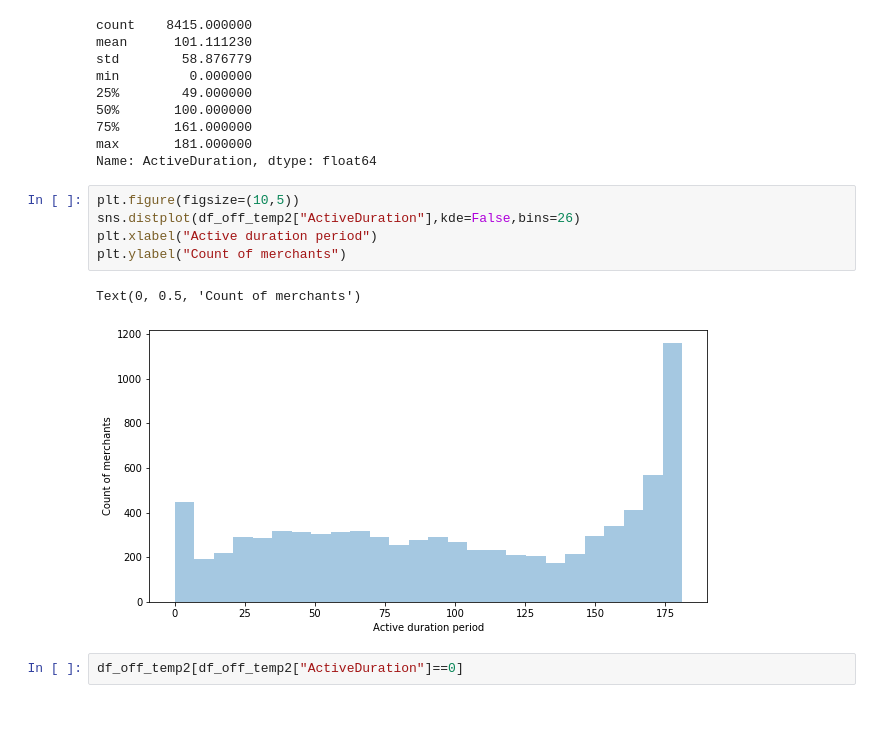
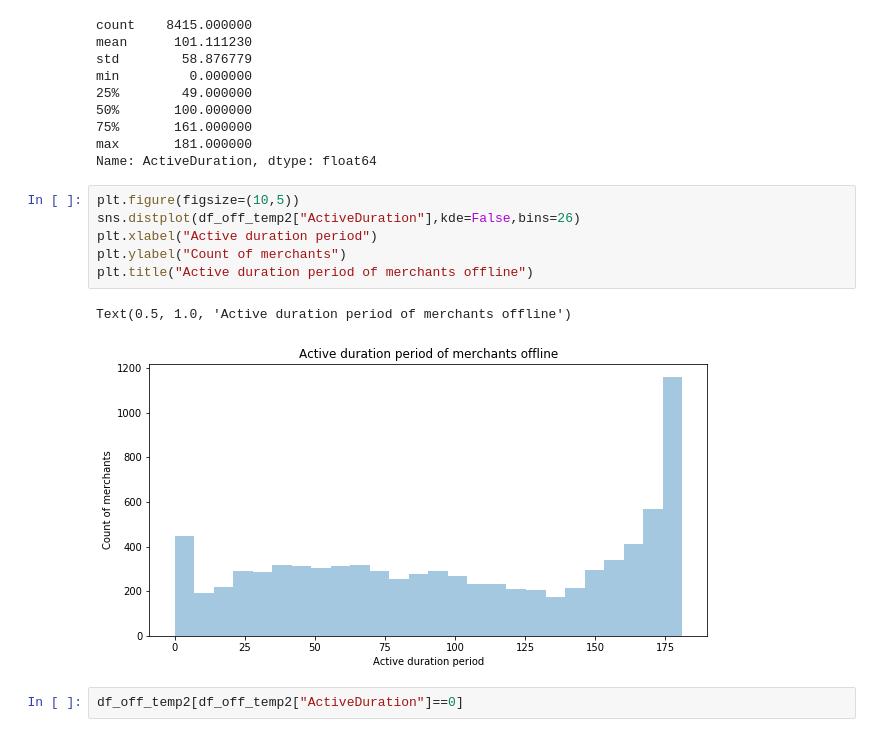
Before and after one commit to sinha-pulaks/O2O-coupon-redemption, a Jupyter notebook: O2O_coupon_prediction.ipynb, the cells around one changed output. Saved outputs shown, nothing was run; the diff lists cells and outputs as text.

Commit message:
Merchant and date analysis update

```diff
--- a/O2O_coupon_prediction.ipynb
+++ b/O2O_coupon_prediction.ipynb
@@ -2998,11 +2788,12 @@ Name: ActiveDuration, dtype: float64
 # %%
 plt.figure(figsize=(10,5))
 sns.distplot(df_off_temp2["ActiveDuration"],kde=False,bins=26)
 plt.xlabel("Active duration period")
 plt.ylabel("Count of merchants")
+plt.title("Active duration period of merchants offline")
 # %% [output]
-Text(0, 0.5, 'Count of merchants')
+Text(0.5, 1.0, 'Active duration period of merchants offline')
-[figure, old version]
+[figure, new version]
 # %%
 df_off_temp2[df_off_temp2["ActiveDuration"]==0]
 # %% [output]
```
Also changed, not shown: parts of 76 cells of this notebook.
